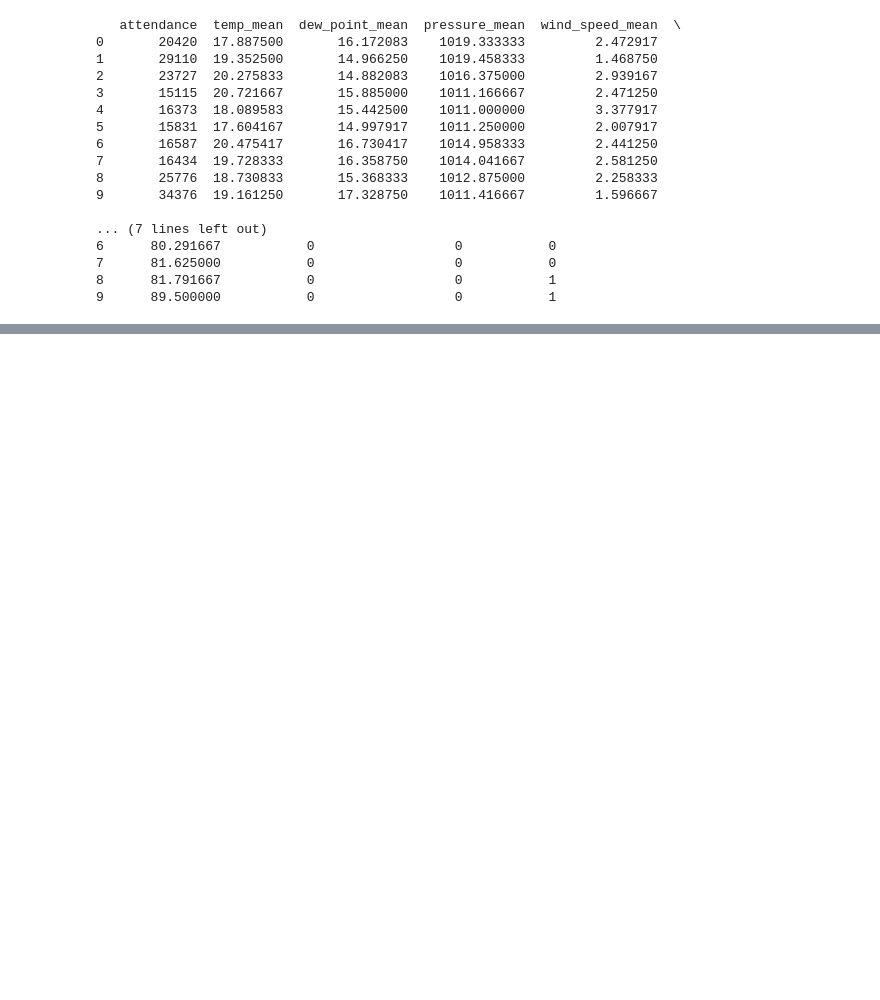
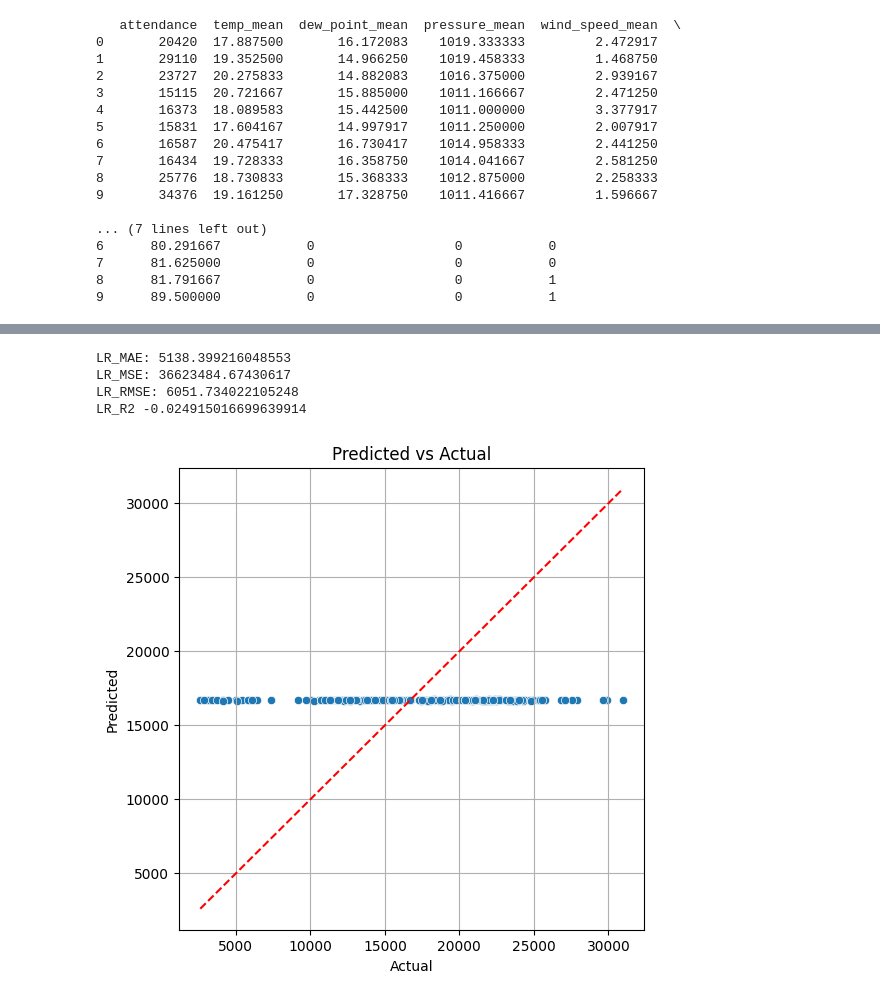
Before and after one commit to UGama/Park-Practice-, a Jupyter notebook: data_process.ipynb, the cells around one changed output, grey strips where cells are left out. Drawn from its saved outputs; the diff is of its cells as text; code cells hidden in the pictures; blank space fills up the shorter version.

```diff
--- a/data_process.ipynb
+++ b/data_process.ipynb
@@ -831,0 +912,31 @@ X_N_scaled = scaler.fit_transform(X)
+# %%
+from sklearn.svm import SVR
+
+svr_model = Pipeline([
+    ('scaler', StandardScaler()),
+    ('regressor', SVR(kernel='rbf'))
+])
+
+svr_model.fit(X_train, y_train)
+y_pred_svr = svr_model.predict(X_test)
+
+print('LR_MAE:', mean_absolute_error(y_test, y_pred_svr))
+print('LR_MSE:', mean_squared_error(y_test, y_pred_svr))
+print('LR_RMSE:', np.sqrt(mean_squared_error(y_test, y_pred_svr)))
+print('LR_R2', r2_score(y_test, y_pred_svr))
+print()
+
+plt.figure(figsize=(6, 6))
+sns.scatterplot(x=y_test, y=y_pred_svr)
+plt.xlabel('Actual')
+plt.ylabel('Predicted')
+plt.title('Predicted vs Actual')
+plt.plot([y_test.min(), y_test.max()], [y_test.min(), y_test.max()], 'r--')
+plt.grid(True)
+plt.show()
+# %% [output]
+LR_MAE: 5138.399216048553
+LR_MSE: 36623484.67430617
+LR_RMSE: 6051.734022105248
+LR_R2 -0.024915016699639914
+[figure, added]
```
Also changed, not shown: parts of 28 cells of this notebook, 2 other files.
